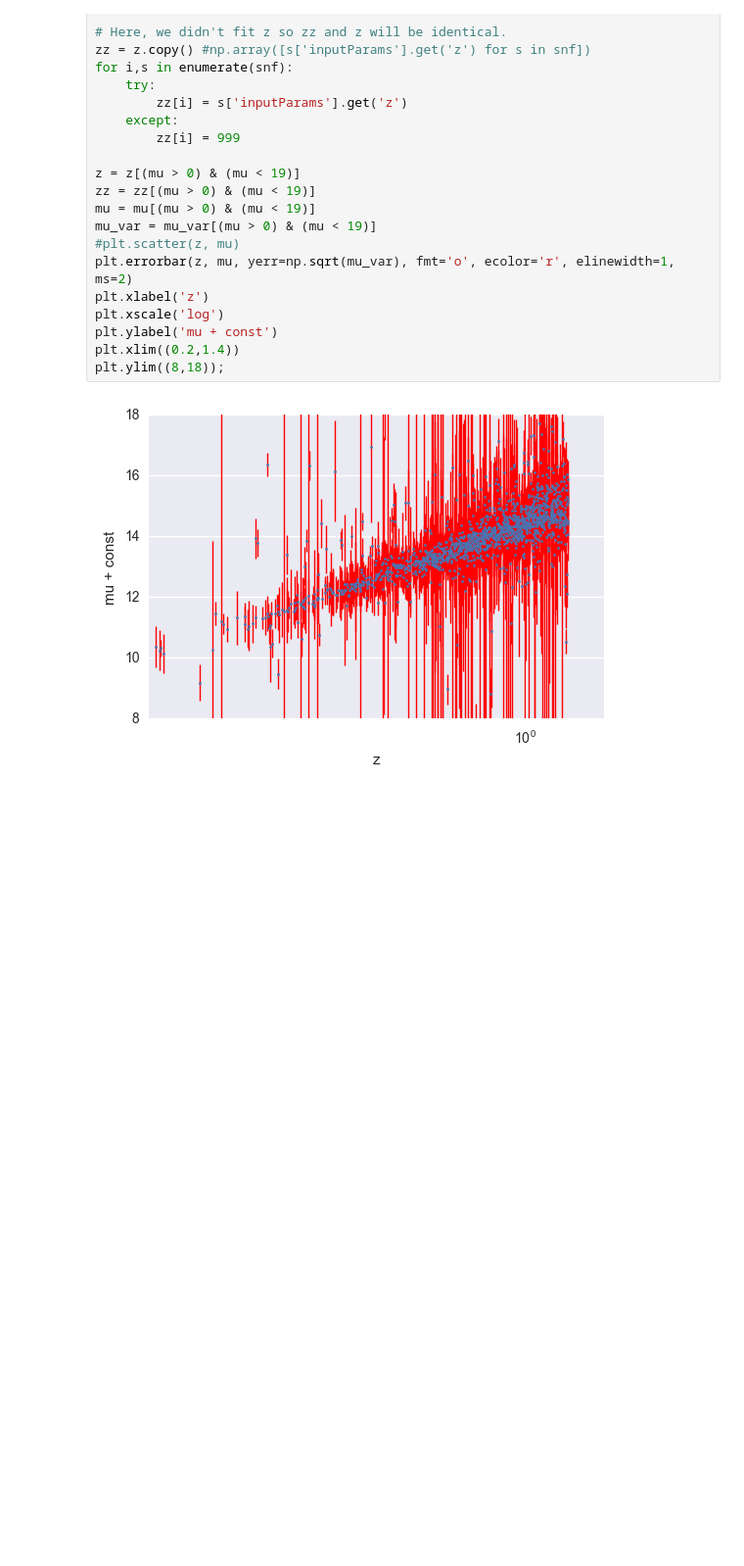
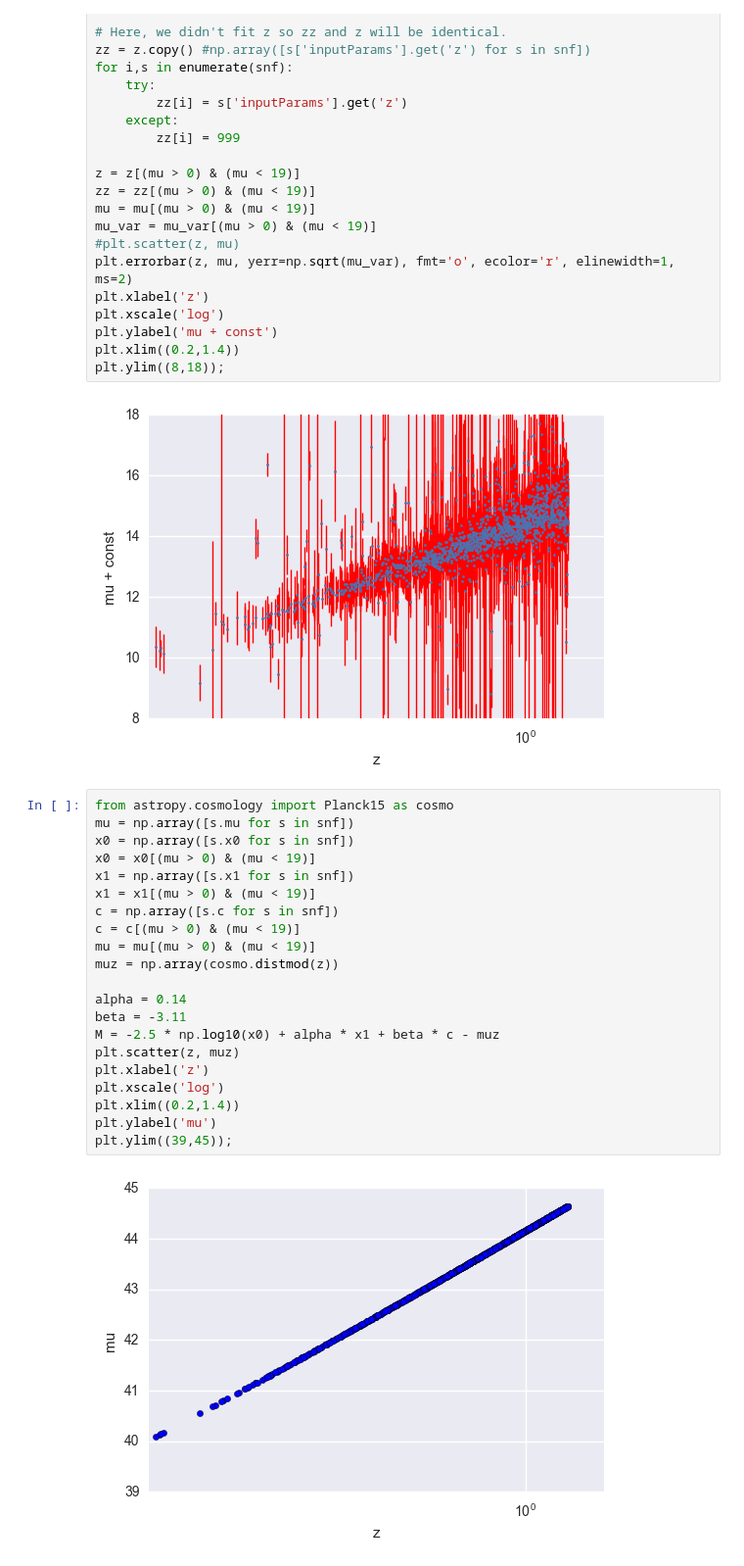
Before and after one commit to rbiswas4/AnalyzeSN, a Jupyter notebook: notebooks/Hubble Diagram.ipynb, the cells around one changed output. Shown at 98% size. Cells and saved outputs as stored; diff of their text form; blank space fills up the shorter version.

Commit message:
figure out dist. mod. offset

```diff
--- a/notebooks/Hubble Diagram.ipynb
+++ b/notebooks/Hubble Diagram.ipynb
@@ -44,3 +58,26 @@ plt.xlim((0.2,1.4))
 plt.ylim((8,18));
 # %% [output]
 [figure]
+# %%
+from astropy.cosmology import Planck15 as cosmo
+mu = np.array([s.mu for s in snf])
+x0 = np.array([s.x0 for s in snf])
+x0 = x0[(mu > 0) & (mu < 19)]
+x1 = np.array([s.x1 for s in snf])
+x1 = x1[(mu > 0) & (mu < 19)]
+c = np.array([s.c for s in snf])
+c = c[(mu > 0) & (mu < 19)]
+mu = mu[(mu > 0) & (mu < 19)]
+muz = np.array(cosmo.distmod(z))
+
+alpha = 0.14
+beta = -3.11
+M = -2.5 * np.log10(x0) + alpha * x1 + beta * c - muz
+plt.scatter(z, muz)
+plt.xlabel('z')
+plt.xscale('log')
+plt.xlim((0.2,1.4))
+plt.ylabel('mu')
+plt.ylim((39,45));
+# %% [output]
+[figure, added]
```
Also changed, not shown: parts of 3 cells of this notebook.
